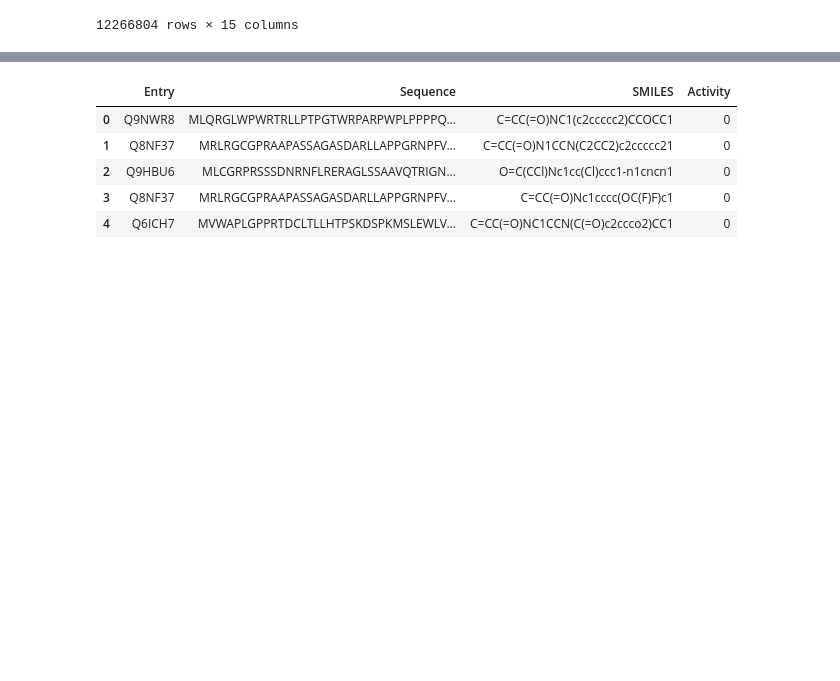
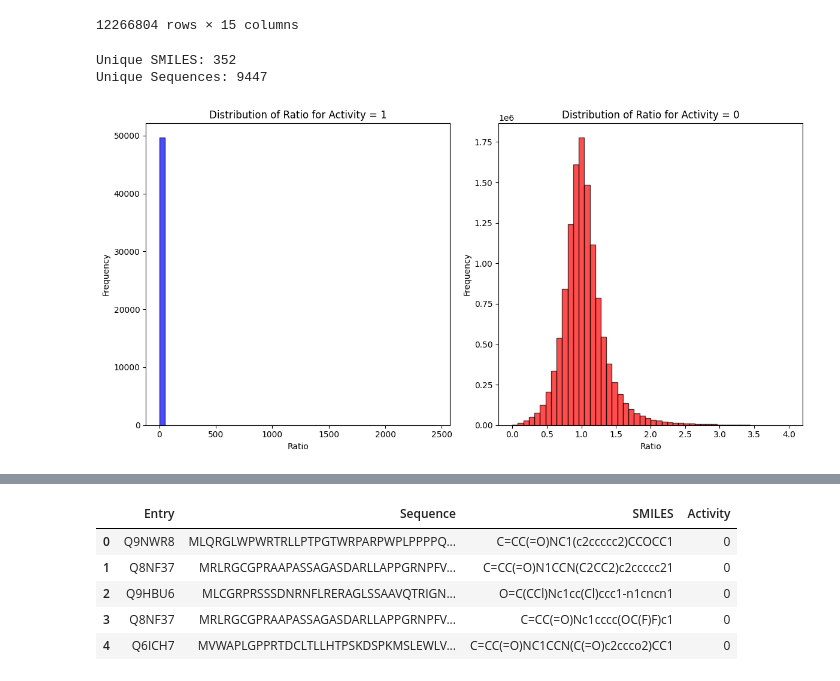
Before and after one commit to ABHCI15/AffinityPred, a Jupyter notebook: eda.ipynb, the cells around one changed output, grey strips where cells are left out. Drawn from its saved outputs; the diff is of its cells as text; code cells hidden in the pictures; blank space fills up the shorter version.

```diff
--- a/eda.ipynb
+++ b/eda.ipynb
@@ -17,3 +17,43 @@ df.head(5)
 | 12266802 | Q9P032 | Q9P032_C87 | 87 | yes | NaN | yes | ... |
 | 12266803 | P62877 | P62877_C94 | 94 | yes | NaN | yes | ... |
 12266804 rows × 15 columns
+# %%
+import polars as pl
+df = pl.read_csv("./datasets/cysdb_complete_with_sequences.csv")
+unique_smiles = df.select(pl.col("SMILES").n_unique()).item()
+unique_sequences = df.select(pl.col("Sequence").n_unique()).item()
+
+print(f"Unique SMILES: {unique_smiles}")
+print(f"Unique Sequences: {unique_sequences}")
+# %% [output]
+Unique SMILES: 352
+Unique Sequences: 9447
+# %%
+import matplotlib.pyplot as plt
+import pandas as pd
+
+df = pd.read_csv("./datasets/cysdb_complete_with_sequences.csv")
+
+# Filter the dataframe for Activity == 1 and Activity == 0
+active_df = df[df['Activity'] == 1]
+inactive_df = df[df['Activity'] == 0]
+
+# Create subplots for side-by-side histograms
+fig, axes = plt.subplots(1, 2, figsize=(12, 6))
+
+# Histogram for Activity == 1
+axes[0].hist(active_df['Ratio'], bins=50, alpha=0.7, color='blue', edgecolor='black')
+axes[0].set_title('Distribution of Ratio for Activity = 1')
+axes[0].set_xlabel('Ratio')
+axes[0].set_ylabel('Frequency')
+
+# Histogram for Activity == 0
+axes[1].hist(inactive_df['Ratio'], bins=50, alpha=0.7, color='red', edgecolor='black')
+axes[1].set_title('Distribution of Ratio for Activity = 0')
+axes[1].set_xlabel('Ratio')
+axes[1].set_ylabel('Frequency')
+
+plt.tight_layout()
+plt.show()
+# %% [output]
+[figure, added]
```
Also changed, not shown: parts of 2 cells of this notebook, 10 other files.
